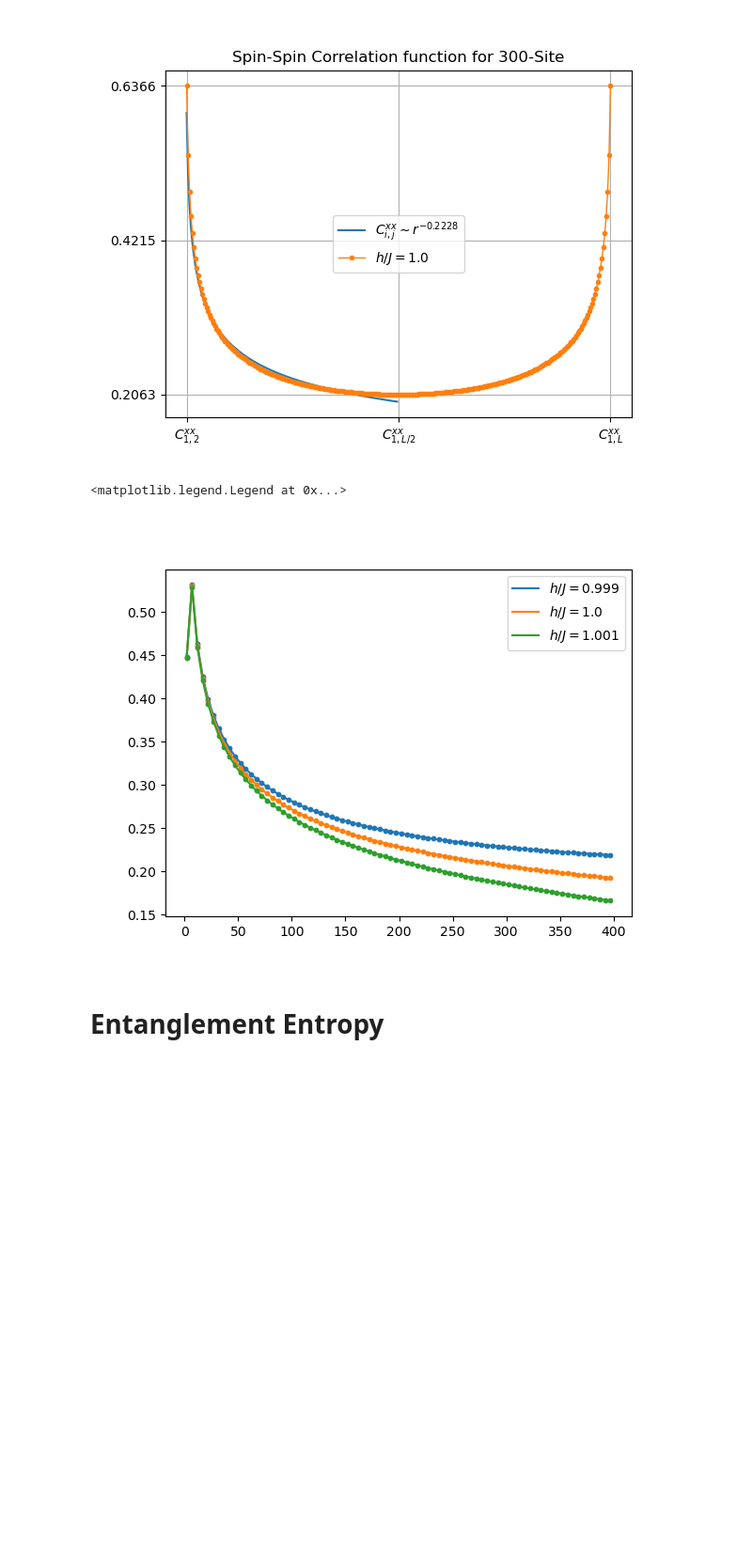
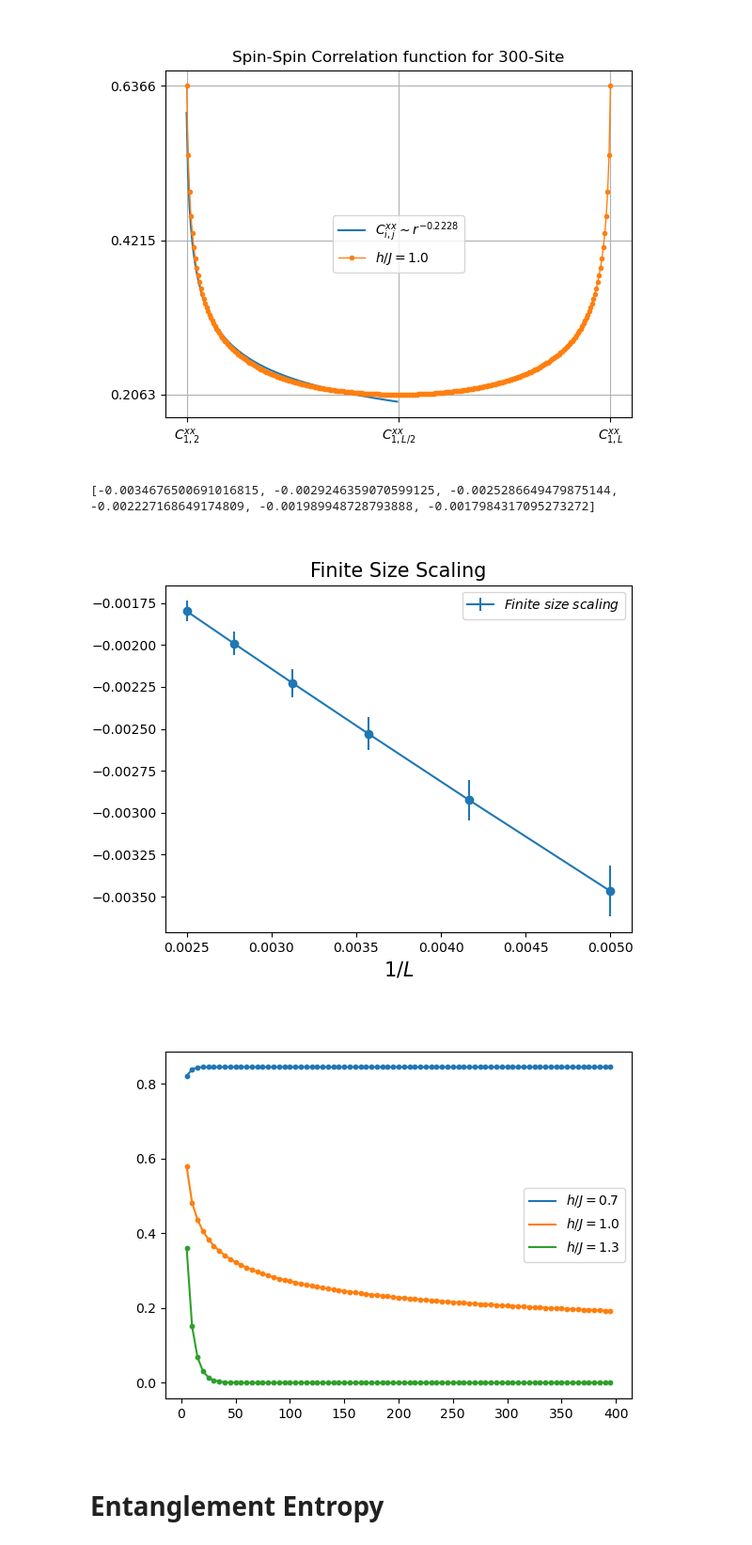
Before and after one commit to Skylines316/Quantum_Ising_Chain, a Jupyter notebook: IsingChain.ipynb, the cells around one changed output. Shown at 94% size. Cells and saved outputs as stored; diff of their text form; code cells hidden in the pictures; blank space fills up the shorter version.

```diff
--- a/IsingChain.ipynb
+++ b/IsingChain.ipynb
@@ -555,22 +555,58 @@ plt.show()
 #     coef = np.polyfit(range(1,hL), np.log(corr[:hL-1]), 1)
 #     axs[p].plot(range(1,hL), np.exp(coef[1])*np.exp(range(1,hL)*np.ones(1)*(-0.72)), label=r'$C_{{i,j}}^{{xx}} \sim e^{{{0}r}}$'.format(round(coef[0],3)))
 # %%
+from sklearn.linear_model import LinearRegression
+import statsmodels.api as sm
 ## Correlations:
-L=[i for i in range(2,400,5)]
-jh=[0.999, 1.0,1.001]
+L=[i for i in range(5,400,5)]
+jh=[0.7, 1.0,1.3]
 
 plt.figure()
 for h in jh:
     corr=[0 for i in range(len(L))]
     for l in range(len(L)):
         H = Hamiltonian(h,L[l],1,1,PBC=True)
         corr[l]=H.spincorr(0,int(L[l]/2))(0)
     plt.scatter(L,corr,s=10)
     plt.plot(L,corr,label=r"$h/J=$"+str(h))
 plt.legend()
+
+L=np.array([i for i in range(200,440,40)])
+slope=[0 for i in range(200,440,40)]
+delta_slope=[0 for i in range(200,440,40)]
+
+
+def LinearR2(col_1, col_2):
+    col_1 = sm.add_constant(col_1)
+    model = sm.OLS(col_2, col_1)
+    results = model.fit()
+    COEF = [results.params[0], results.bse[0], results.params[1], results.bse[1],results.rsquared]
+    COEF =  np.array(COEF)
+    return COEF
+
+
+for i in range(len(L)):
+    LL=range(2,L[i],2)
+    corr = [np.log(Hamiltonian(1.0,j,1,1,PBC=True).spincorr(0,int(j/2))(0)) for j in LL]
+    x=np.array(LL).reshape((-1,1))
+    Result=LinearR2(x,corr)
+    slope[i]=Result[2]
+    delta_slope[i]=Result[3]
+
+plt.figure()
+plt.title("Finite Size Scaling",fontsize=15)
+#plt.plot(1/L,slope,r"$Finite\;size\;scaling$")
+plt.scatter(1/L,slope)
+plt.errorbar(1/L,slope,delta_slope,label=r"$Finite\;size\;scaling$")
+plt.xlabel(r"$1/L$",fontsize=15)
+plt.ylabel(r"$Exponent$",fontsize=15)
+plt.legend()
+print(slope)
+plt.show()
 # %% [output]
-<matplotlib.legend.Legend at 0x...>
+[-0.0034676500691016815, -0.0029246359070599125, -0.0025286649479875144, -0.002227168649174809, -0.001989948728793888, -0.0017984317095273272]
-[figure, old version]
+[figure, new version]
+[figure, added]
 # %% [markdown]
 # Entanglement Entropy
 # %%
```
Also changed, not shown: parts of 1 cell of this notebook.
